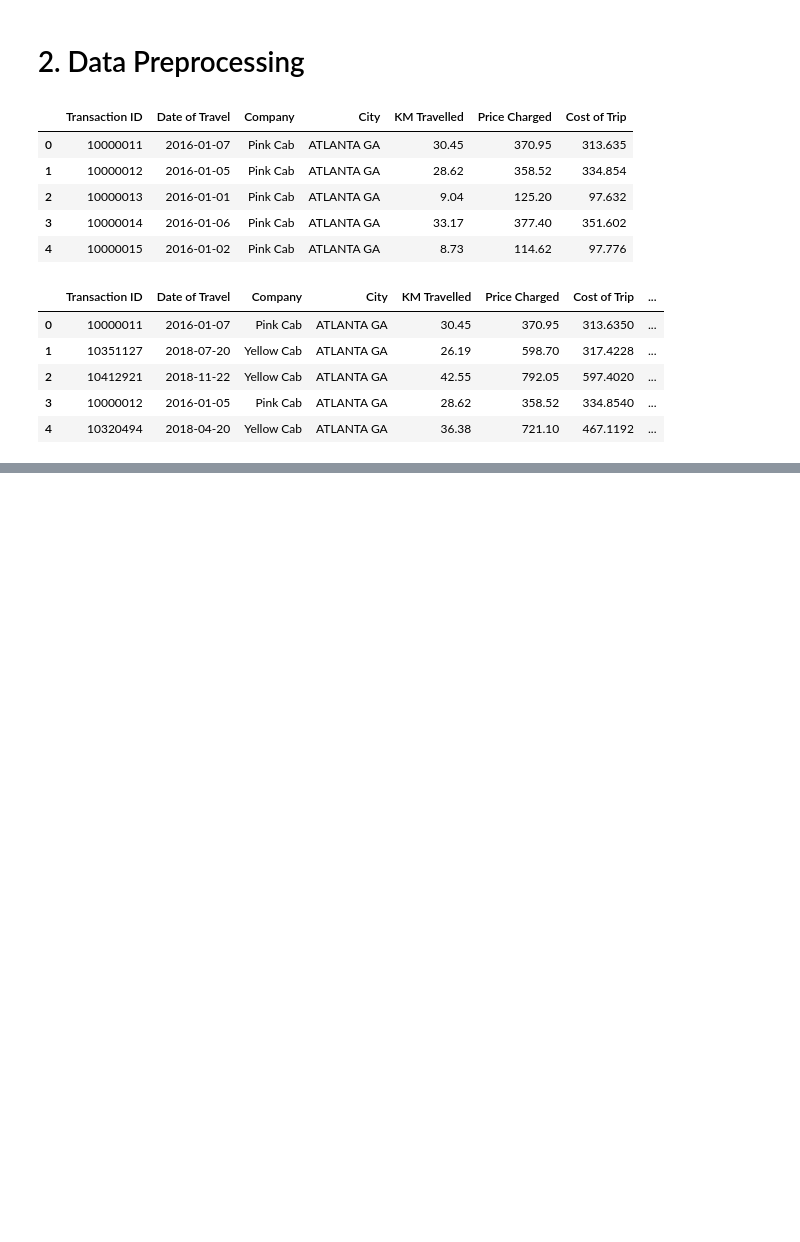
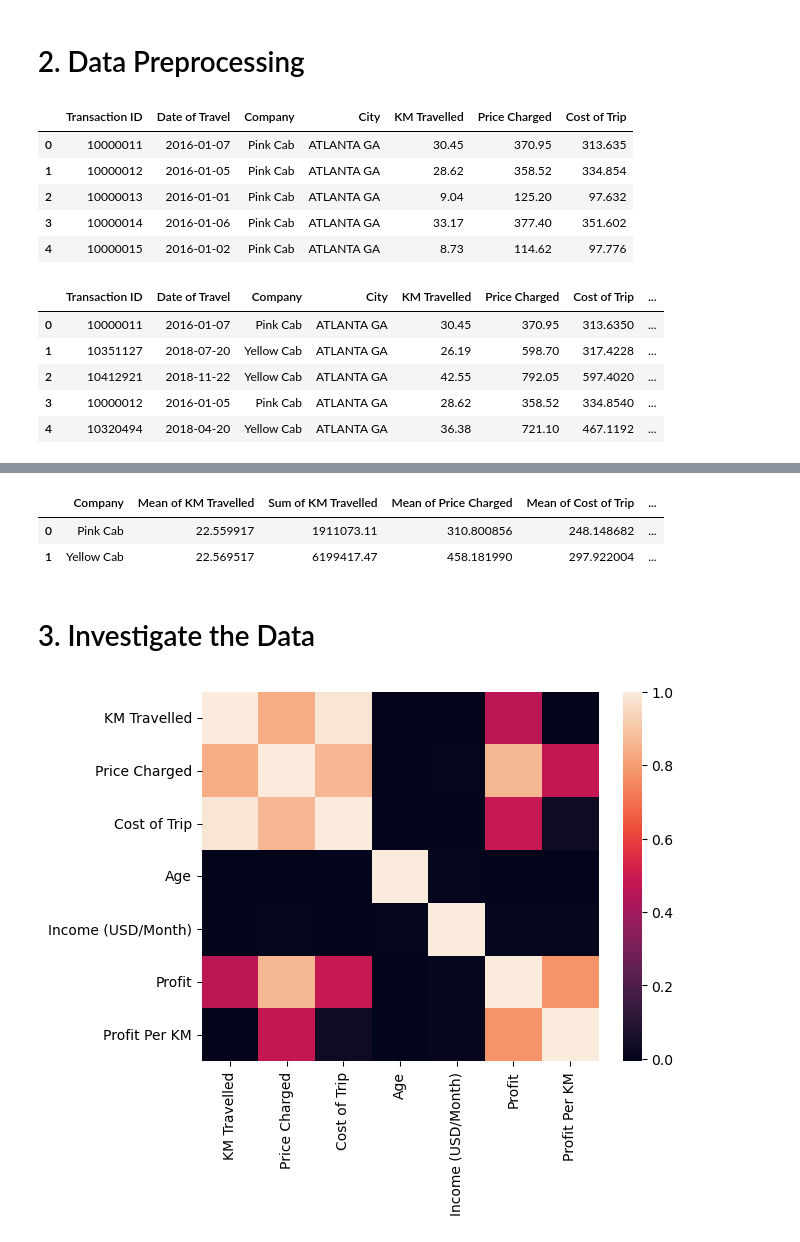
Before and after one commit to HikariXuXu/DataScienceIntern-DataGlacier, a Jupyter notebook: Week 2/G2M.ipynb, the cells around one changed output, grey strips where cells are left out. Drawn from its saved outputs; the diff is of its cells as text; code cells hidden in the pictures; blank space fills up the shorter version.

```diff
--- a/Week 2/G2M.ipynb
+++ b/Week 2/G2M.ipynb
@@ -181,0 +210,23 @@ company_df = pd.DataFrame({'Company': [1, 1, 2, 2]})
+# %%
+# Construct company dataframe
+company_df = pd.DataFrame({"Company": ["Pink Cab", "Yellow Cab"]})
+company_df["Mean of KM Travelled"] = company_df["Company"].apply(lambda x: np.mean(df[df["Company"] == x]["KM Travelled"]))
+company_df["Sum of KM Travelled"] = company_df["Company"].apply(lambda x: np.sum(df[df["Company"] == x]["KM Travelled"]))
+company_df["Mean of Price Charged"] = company_df["Company"].apply(lambda x: np.mean(df[df["Company"] == x]["Price Charged"]))
+company_df["Mean of Cost of Trip"] = company_df["Company"].apply(lambda x: np.mean(df[df["Company"] == x]["Cost of Trip"]))
+company_df["Mean of Profit"] = company_df["Company"].apply(lambda x: np.mean(df[df["Company"] == x]["Profit"]))
+company_df["Sum of Profit"] = company_df["Company"].apply(lambda x: np.sum(df[df["Company"] == x]["Profit"]))
+company_df["Profit Per KM"] = company_df["Sum of Profit"] / company_df["Sum of KM Travelled"]
+company_df["Mean of Age"] = company_df["Company"].apply(lambda x: np.mean(df[df["Company"] == x]["Age"]))
+company_df["Mean of Income"] = company_df["Company"].apply(lambda x: np.mean(df[df["Company"] == x]["Income (USD/Month)"]))
+company_df
+# %% [output]
+|  | Company | Mean of KM Travelled | Sum of KM Travelled | Mean of Price Charged | Mean of Cost of Trip | ... |
+| 0 | Pink Cab | 22.559917 | 1911073.11 | 310.800856 | 248.148682 | ... |
+| 1 | Yellow Cab | 22.569517 | 6199417.47 | 458.181990 | 297.922004 | ... |
+# %% [markdown]
+# 3. Investigate the Data
+# %%
+sns.heatmap(df.drop(["Transaction ID", "Customer ID", "Payment_Mode", "Gender"], axis = 1).corr());
+# %% [output]
+[figure, added]
```
Also changed, not shown: parts of 22 cells of this notebook.
